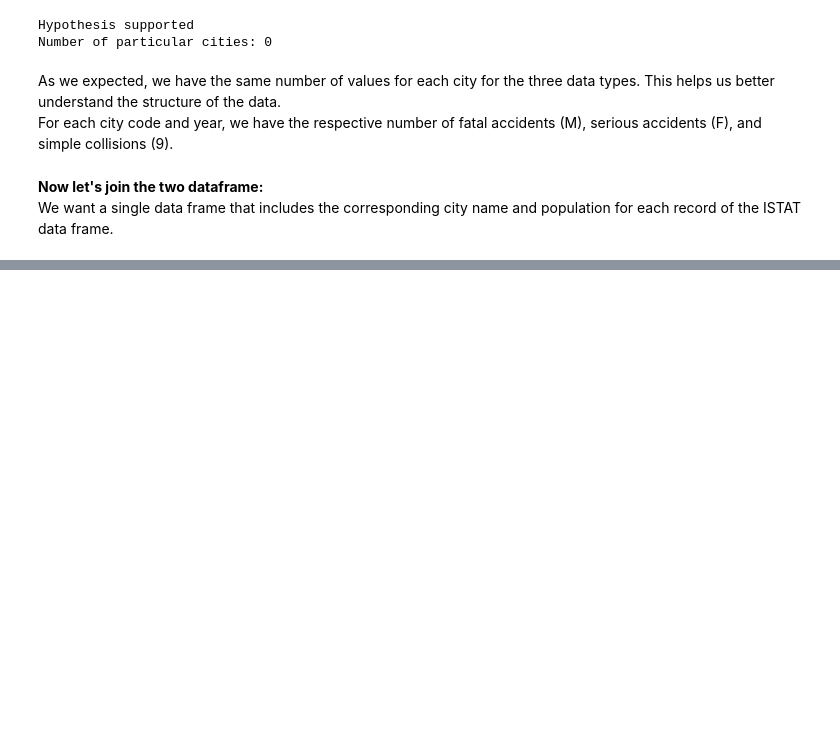
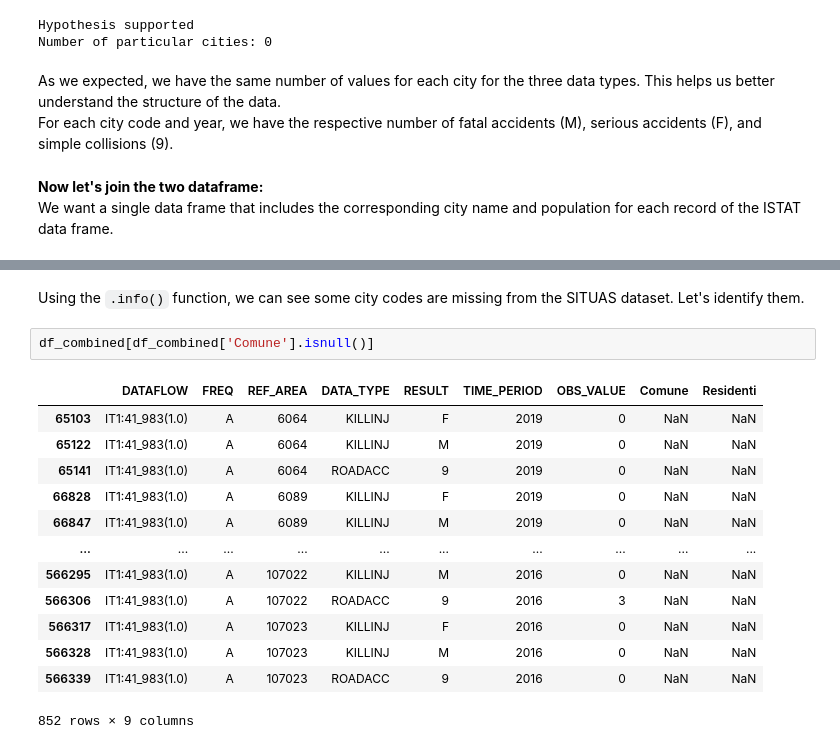
Before and after one commit to marcoboscato/ISTAT_traffic_analysis, a Jupyter notebook: analysis_notebook.ipynb, the cells around one changed output, grey strips where cells are left out. Cells and saved outputs as stored; diff of their text form; blank space fills up the shorter version.

```diff
--- a/analysis_notebook.ipynb
+++ b/analysis_notebook.ipynb
@@ -412,0 +433,18 @@ instat + situa dataframe shape: 571596
+# %% [markdown]
+Using the `.info()` function, we can see some city codes are missing from the SITUAS dataset. Let's identify them.
+# %%
+df_combined[df_combined['Comune'].isnull()]
+# %% [output]
+|  | DATAFLOW | FREQ | REF_AREA | DATA_TYPE | RESULT | TIME_PERIOD | OBS_VALUE | Comune | Residenti |
+| 65103 | IT1:41_983(1.0) | A | 6064 | KILLINJ | F | 2019 | 0 | NaN | NaN |
+| 65122 | IT1:41_983(1.0) | A | 6064 | KILLINJ | M | 2019 | 0 | NaN | NaN |
+| 65141 | IT1:41_983(1.0) | A | 6064 | ROADACC | 9 | 2019 | 0 | NaN | NaN |
+| 66828 | IT1:41_983(1.0) | A | 6089 | KILLINJ | F | 2019 | 0 | NaN | NaN |
+| 66847 | IT1:41_983(1.0) | A | 6089 | KILLINJ | M | 2019 | 0 | NaN | NaN |
+| ... | ... | ... | ... | ... | ... | ... | ... | ... | ... |
+| 566295 | IT1:41_983(1.0) | A | 107022 | KILLINJ | M | 2016 | 0 | NaN | NaN |
+| 566306 | IT1:41_983(1.0) | A | 107022 | ROADACC | 9 | 2016 | 3 | NaN | NaN |
+| 566317 | IT1:41_983(1.0) | A | 107023 | KILLINJ | F | 2016 | 0 | NaN | NaN |
+| 566328 | IT1:41_983(1.0) | A | 107023 | KILLINJ | M | 2016 | 0 | NaN | NaN |
+| 566339 | IT1:41_983(1.0) | A | 107023 | ROADACC | 9 | 2016 | 0 | NaN | NaN |
+852 rows × 9 columns
```
Also changed, not shown: parts of 15 cells of this notebook, 54 other files.
